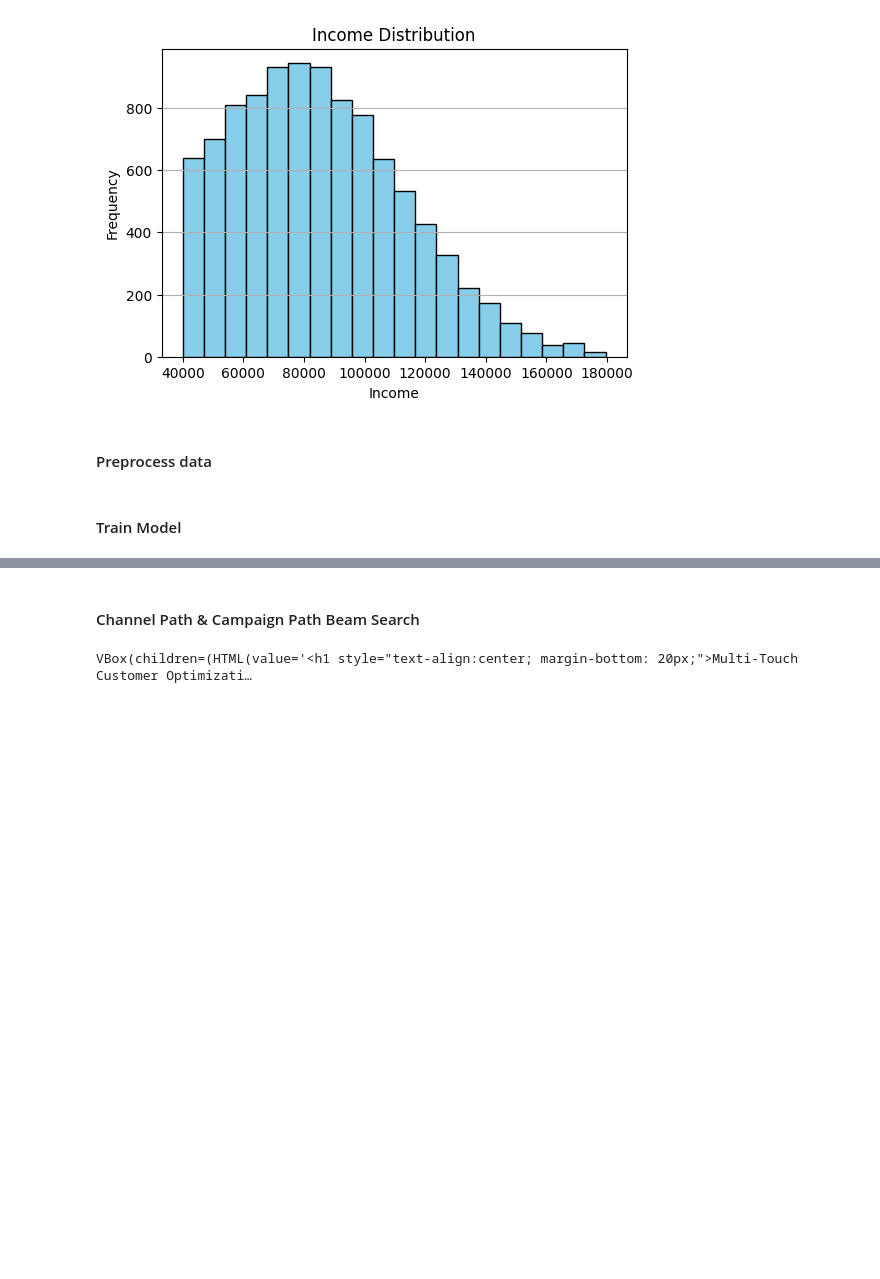
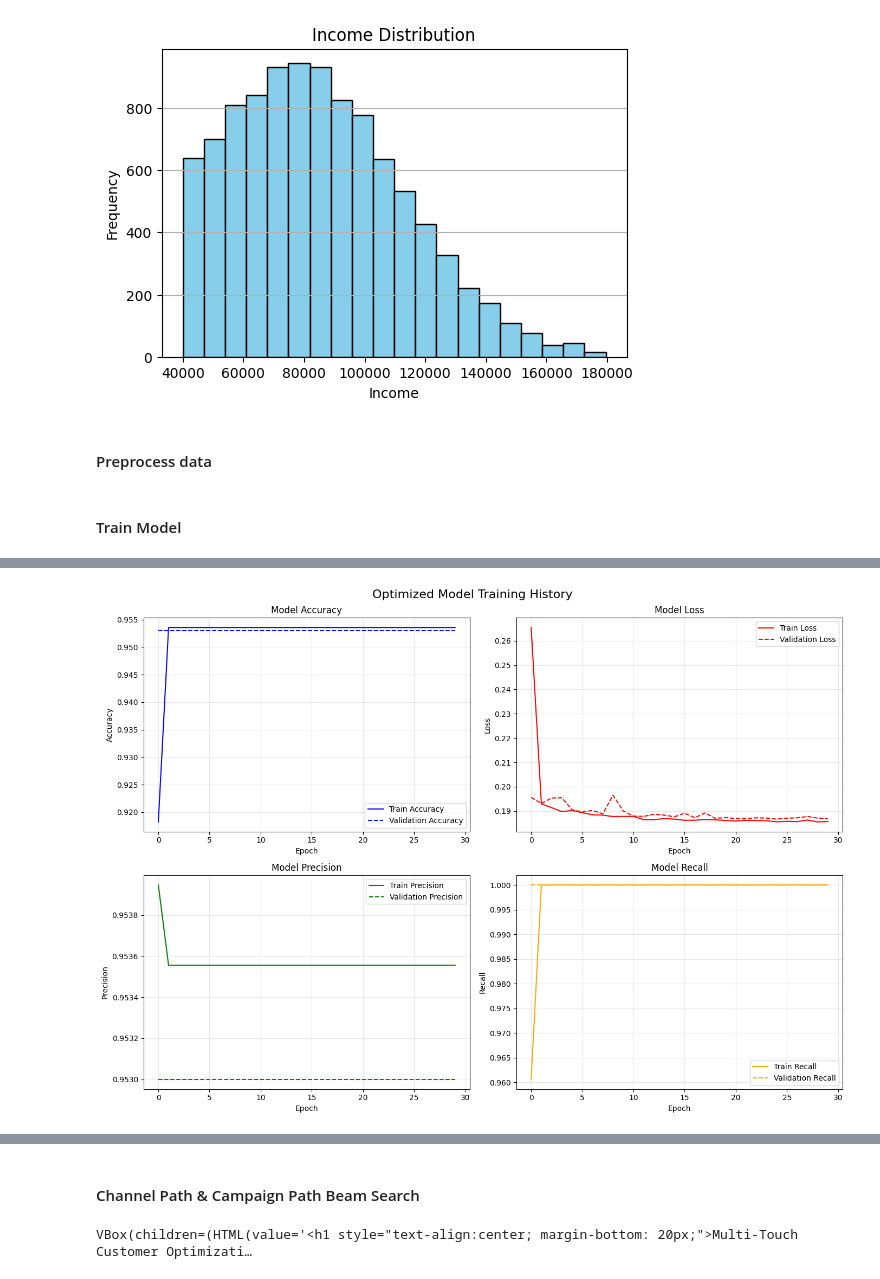
Before and after one commit to mwheeler235/multi-touch-lstm-beam-model, a Jupyter notebook: channel_path_beam_search.ipynb, the cells around one changed output, grey strips where cells are left out. Saved outputs shown, nothing was run; the diff lists cells and outputs as text; code cells hidden in the pictures; blank space fills up the shorter version.

Commit message:
training experiments

```diff
--- a/channel_path_beam_search.ipynb
+++ b/channel_path_beam_search.ipynb
@@ -179,11 +181,13 @@ X_campaign = X_seq[:, :, 1]
 # %% [markdown]
 #### Train Model
 # %%
-# Hyperparameters
-lstm_units = 32
-# Larger batches may overfit more easily, may provide more stable gradient estimates.
-# Smaller batches often generalize better due to the regularizing effect of noisy gradients. Have noisier gradients, which can actually help escape local minima but may cause more erratic training
-batch_size = 64
+# Hyperparameters (optimized from experiments)
+# Best configuration from smooth learning experiments:
+lstm_units = 128  # Complex model for gradual learning
+embedding_dim = 4
 epochs = 30
-embedding_dim = 4
+learning_rate = 0.0005  # Lower learning rate for smoother curves
+batch_size = 64  # Optimal from batch size experiments
+patience = 10  # Higher patience for more training
+validation_split = 0.1  # More data for training
 # %%
@@ -288,0 +256,66 @@ WARNING:absl:Compiled the loaded model, but the compiled metrics have yet to be
+# %%
+# Plot Training History
+fig, axes = plt.subplots(2, 2, figsize=(14, 10))
+fig.suptitle('Optimized Model Training History', fontsize=16)
+
+# Accuracy
+axes[0, 0].plot(history.history['accuracy'], label='Train Accuracy', color='blue')
+axes[0, 0].plot(history.history['val_accuracy'], label='Validation Accuracy', color='blue', linestyle='--')
+axes[0, 0].set_title('Model Accuracy')
+axes[0, 0].set_xlabel('Epoch')
+axes[0, 0].set_ylabel('Accuracy')
+axes[0, 0].legend()
+axes[0, 0].grid(True, alpha=0.3)
+
+# Loss
+axes[0, 1].plot(history.history['loss'], label='Train Loss', color='red')
+axes[0, 1].plot(history.history['val_loss'], label='Validation Loss', color='red', linestyle='--')
+axes[0, 1].set_title('Model Loss')
+axes[0, 1].set_xlabel('Epoch')
+axes[0, 1].set_ylabel('Loss')
+axes[0, 1].legend()
+axes[0, 1].grid(True, alpha=0.3)
+
+# Precision
+if 'precision' in history.history:
+    axes[1, 0].plot(history.history['precision'], label='Train Precision', color='green')
+    axes[1, 0].plot(history.history['val_precision'], label='Validation Precision', color='green', linestyle='--')
+    axes[1, 0].set_title('Model Precision')
+    axes[1, 0].set_xlabel('Epoch')
+    axes[1, 0].set_ylabel('Precision')
+    axes[1, 0].legend()
+    axes[1, 0].grid(True, alpha=0.3)
+
+# Recall
+recall_key = 'recall_1' if 'recall_1' in history.history else 'recall'
+if recall_key in history.history:
+    axes[1, 1].plot(history.history[recall_key], label='Train Recall', color='orange')
+    val_recall_key = f'val_{recall_key}'
+    if val_recall_key in history.history:
+        axes[1, 1].plot(history.history[val_recall_key], label='Validation Recall', color='orange', linestyle='--')
+    axes[1, 1].set_title('Model Recall')
+    axes[1, 1].set_xlabel('Epoch')
+    axes[1, 1].set_ylabel('Recall')
+    axes[1, 1].legend()
+    axes[1, 1].grid(True, alpha=0.3)
+
+plt.tight_layout()
+plt.show()
+
+# Print final performance
+final_val_acc = history.history['val_accuracy'][-1]
+final_val_loss = history.history['val_loss'][-1]
+epochs_trained = len(history.history['loss'])
+
+print(f"\nFinal Model Performance:")
+print(f"Epochs Trained: {epochs_trained}")
+print(f"Final Validation Accuracy: {final_val_acc:.4f}")
+print(f"Final Validation Loss: {final_val_loss:.4f}")
+
+# Create mappings for beam search
+channel_to_idx = {ch: i for i, ch in enumerate(channels)}
+idx_to_channel = {i: ch for i, ch in enumerate(channels)}
+campaign_to_idx = {c: i for i, c in enumerate(campaigns)}
+idx_to_campaign = {i: c for i, c in enumerate(campaigns)}
+# %% [output]
+[figure, added]
```
Also changed, not shown: parts of 7 cells of this notebook, 4 other files.
